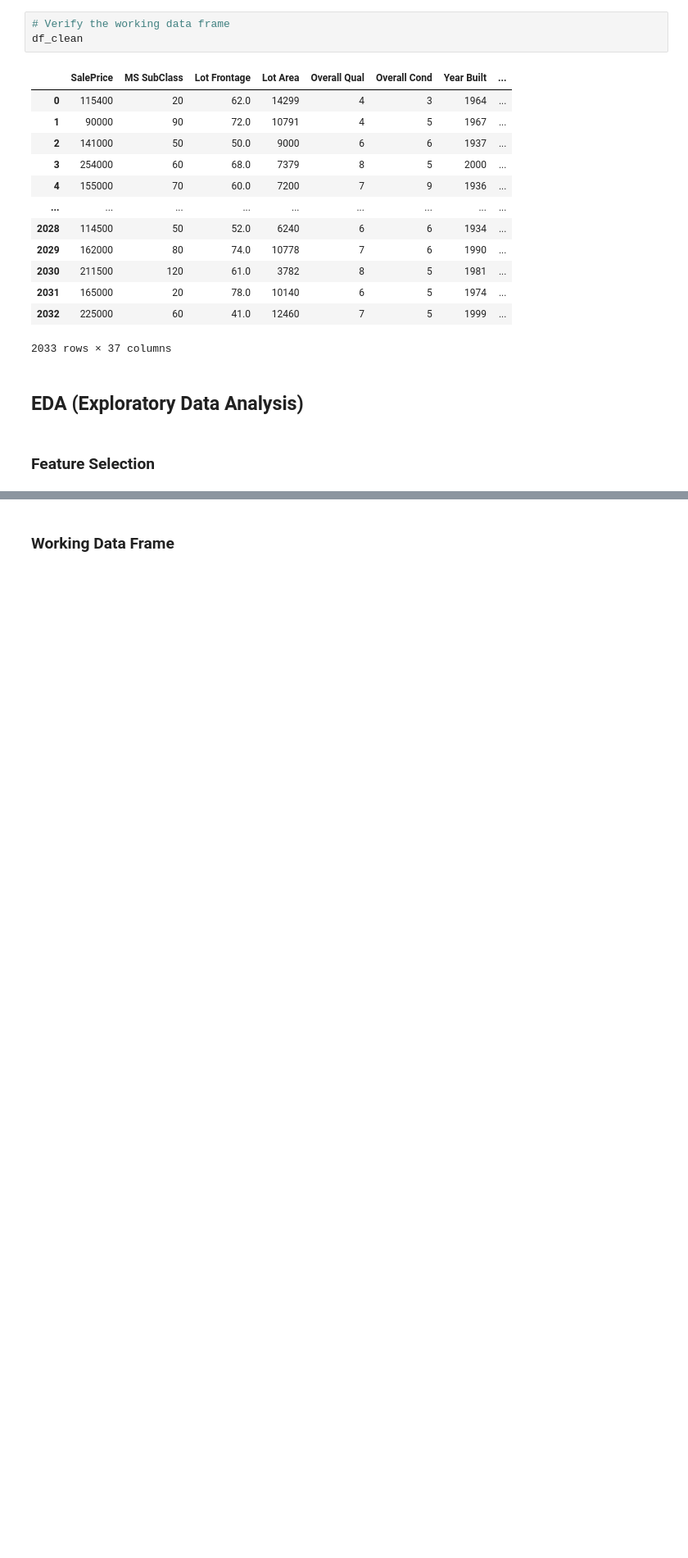
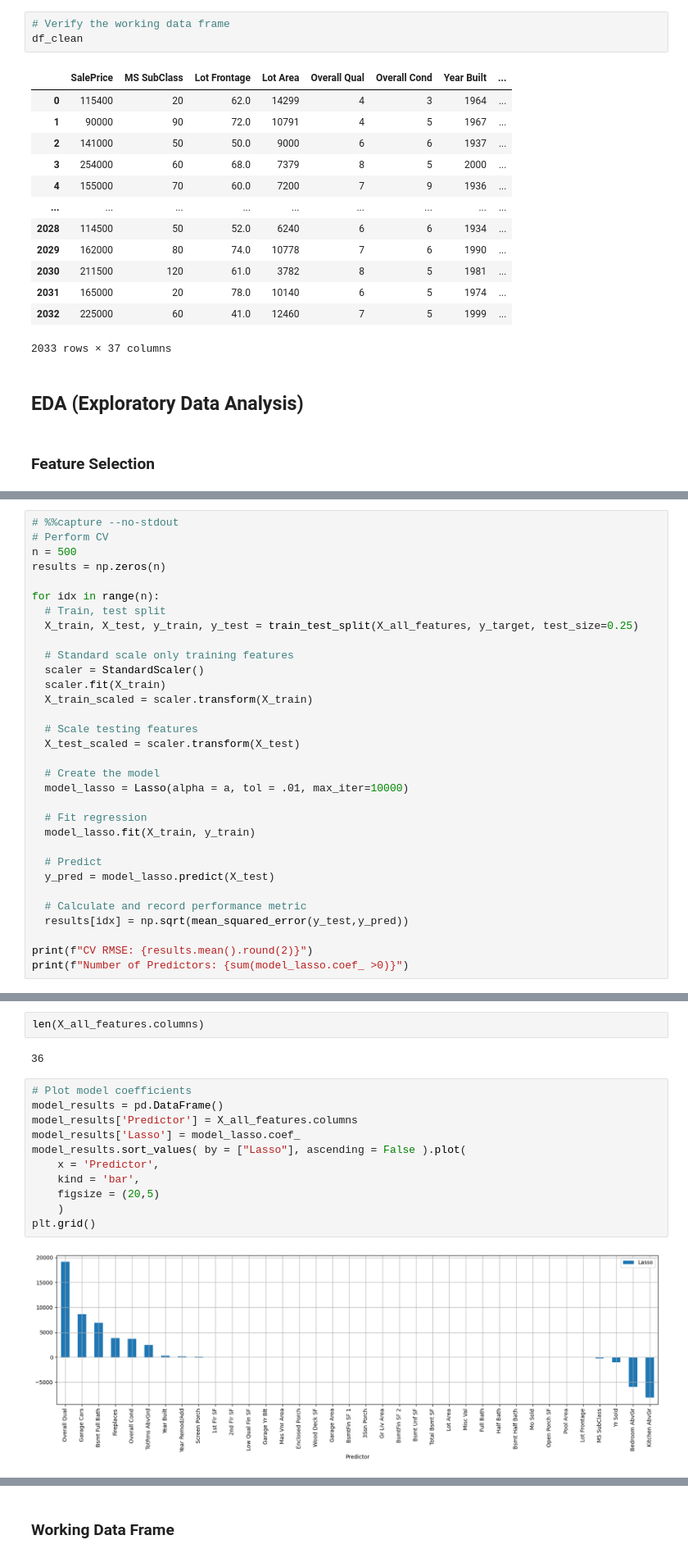
Before and after one commit to efitznm/Data-Science-Portfolio-C22, a Jupyter notebook: Modules/Module_2_Regression/Projects/Instructions/Project.2-Housing/Housing-Pass-13.ipynb, the cells around one changed output, grey strips where cells are left out. Shown at 82% size. Cells and saved outputs as stored; diff of their text form; blank space fills up the shorter version.

```diff
--- a/Modules/Module_2_Regression/Projects/Instructions/Project.2-Housing/Housing-Pass-13.ipynb
+++ b/Modules/Module_2_Regression/Projects/Instructions/Project.2-Housing/Housing-Pass-13.ipynb
@@ -509,0 +501,32 @@ feature_col = ['Gr Liv Area']
+# %%
+# %%capture --no-stdout
+# Perform CV
+n = 500
+results = np.zeros(n)
+
+for idx in range(n):
+  # Train, test split
+  X_train, X_test, y_train, y_test = train_test_split(X_all_features, y_target, test_size=0.25)
+
+  # Standard scale only training features
+  scaler = StandardScaler()
+  scaler.fit(X_train)
+  X_train_scaled = scaler.transform(X_train)
+
+  # Scale testing features
+  X_test_scaled = scaler.transform(X_test)
+
+  # Create the model
+  model_lasso = Lasso(alpha = a, tol = .01, max_iter=10000)
+
+  # Fit regression
+  model_lasso.fit(X_train, y_train)
+
+  # Predict
+  y_pred = model_lasso.predict(X_test)
+
+  # Calculate and record performance metric
+  results[idx] = np.sqrt(mean_squared_error(y_test,y_pred))
+
+print(f"CV RMSE: {results.mean().round(2)}")
+print(f"Number of Predictors: {sum(model_lasso.coef_ >0)}")
@@ -509,0 +540,17 @@ feature_col = ['Gr Liv Area']
+# %%
+len(X_all_features.columns)
+# %% [output]
+36
+# %%
+# Plot model coefficients
+model_results = pd.DataFrame()
+model_results['Predictor'] = X_all_features.columns
+model_results['Lasso'] = model_lasso.coef_
+model_results.sort_values( by = ["Lasso"], ascending = False ).plot(
+    x = 'Predictor',
+    kind = 'bar',
+    figsize = (20,5)
+    )
+plt.grid()
+# %% [output]
+[figure, added]
```
Also changed, not shown: parts of 52 cells of this notebook.
